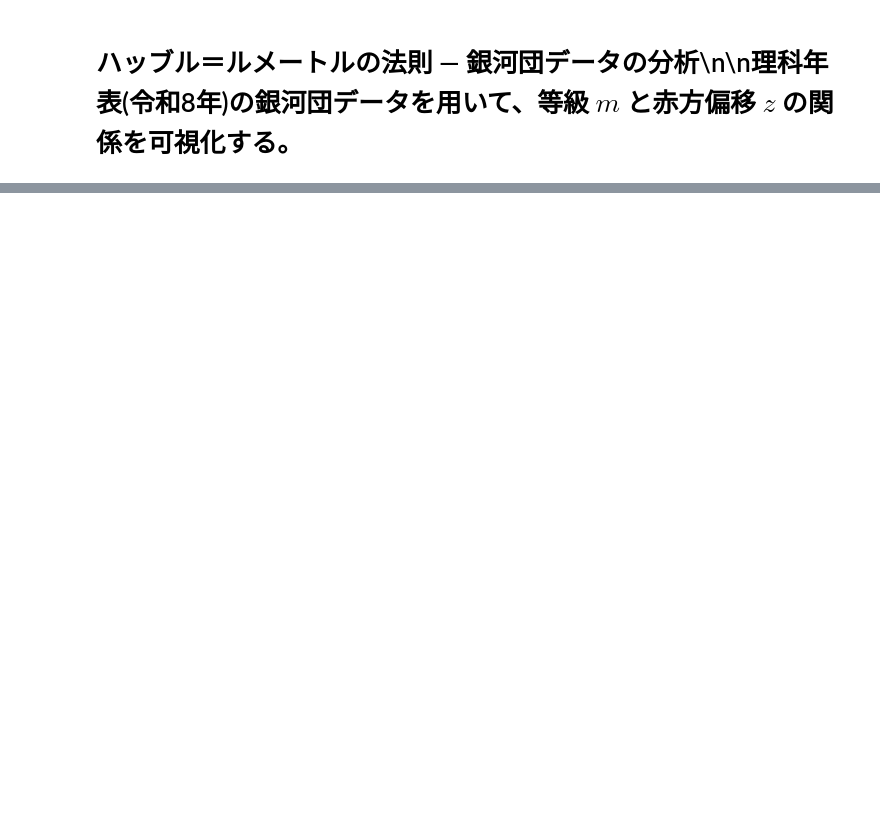
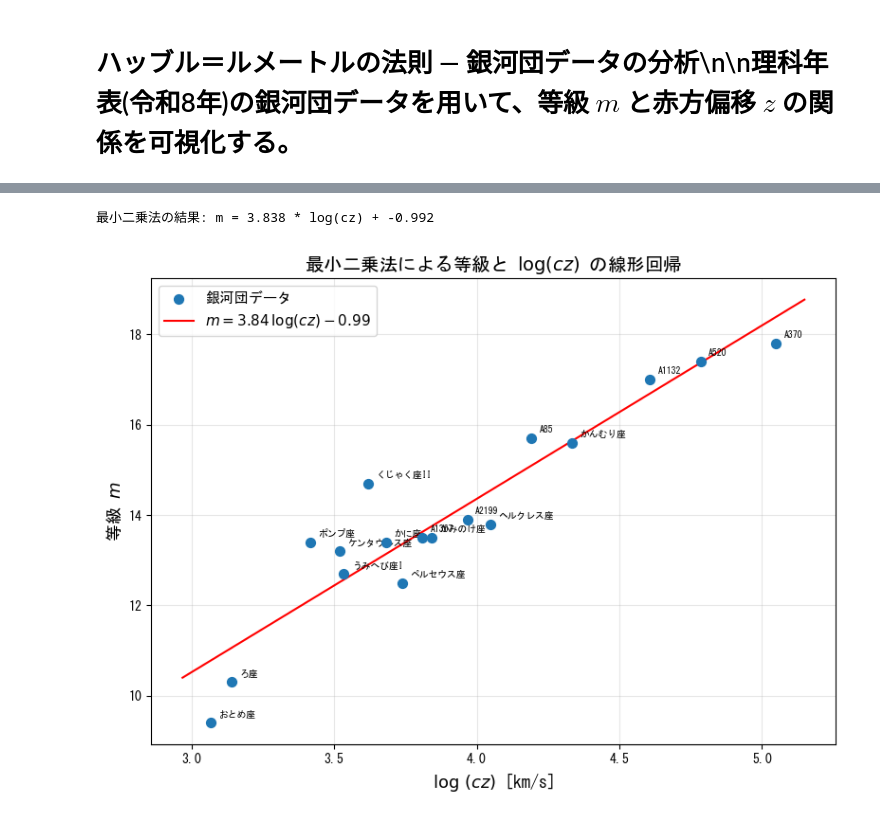
Before and after one commit to malibu-cola/malibu-cola.github.io, a Jupyter notebook: notebook/hubble_lemaître_analysis.ipynb, the cells around one changed output, grey strips where cells are left out. Drawn from its saved outputs; the diff is of its cells as text; code cells hidden in the pictures; blank space fills up the shorter version.

```diff
--- a/notebook/hubble_lemaître_analysis.ipynb
+++ b/notebook/hubble_lemaître_analysis.ipynb
@@ -37,0 +45,27 @@ plt.show()
+# %%
+# 最小二乗法: m = a * log(cz) + b
+# log_cz を説明変数、m を目的変数として1次フィッティング
+a, b = np.polyfit(log_cz, m, 1)
+print(f"最小二乗法の結果: m = {a:.3f} * log(cz) + {b:.3f}")
+
+# 回帰直線付き散布図
+fig, ax = plt.subplots(figsize=(8, 6))
+ax.scatter(log_cz, m, s=50, zorder=5, label="銀河団データ")
+
+x_fit = np.linspace(log_cz.min() - 0.1, log_cz.max() + 0.1, 100)
+y_fit = a * x_fit + b
+ax.plot(x_fit, y_fit, "r-", linewidth=1.5, label=f"$m = {a:.2f}\\,\\log(cz) {b:+.2f}$")
+
+for i, name in enumerate(data["name"]):
+    ax.annotate(name, (log_cz[i], m[i]), fontsize=7, textcoords="offset points", xytext=(6, 4))
+
+ax.set_xlabel(r"$\log\,(cz)$ [km/s]", fontsize=13)
+ax.set_ylabel("等級 $m$", fontsize=13)
+ax.set_title("最小二乗法による等級と $\\log(cz)$ の線形回帰", fontsize=14)
+ax.legend(fontsize=11)
+ax.grid(True, alpha=0.3)
+plt.tight_layout()
+plt.show()
+# %% [output]
+最小二乗法の結果: m = 3.838 * log(cz) + -0.992
+[figure, added]
```
Also changed, not shown: parts of 4 cells of this notebook, 2 other files.
